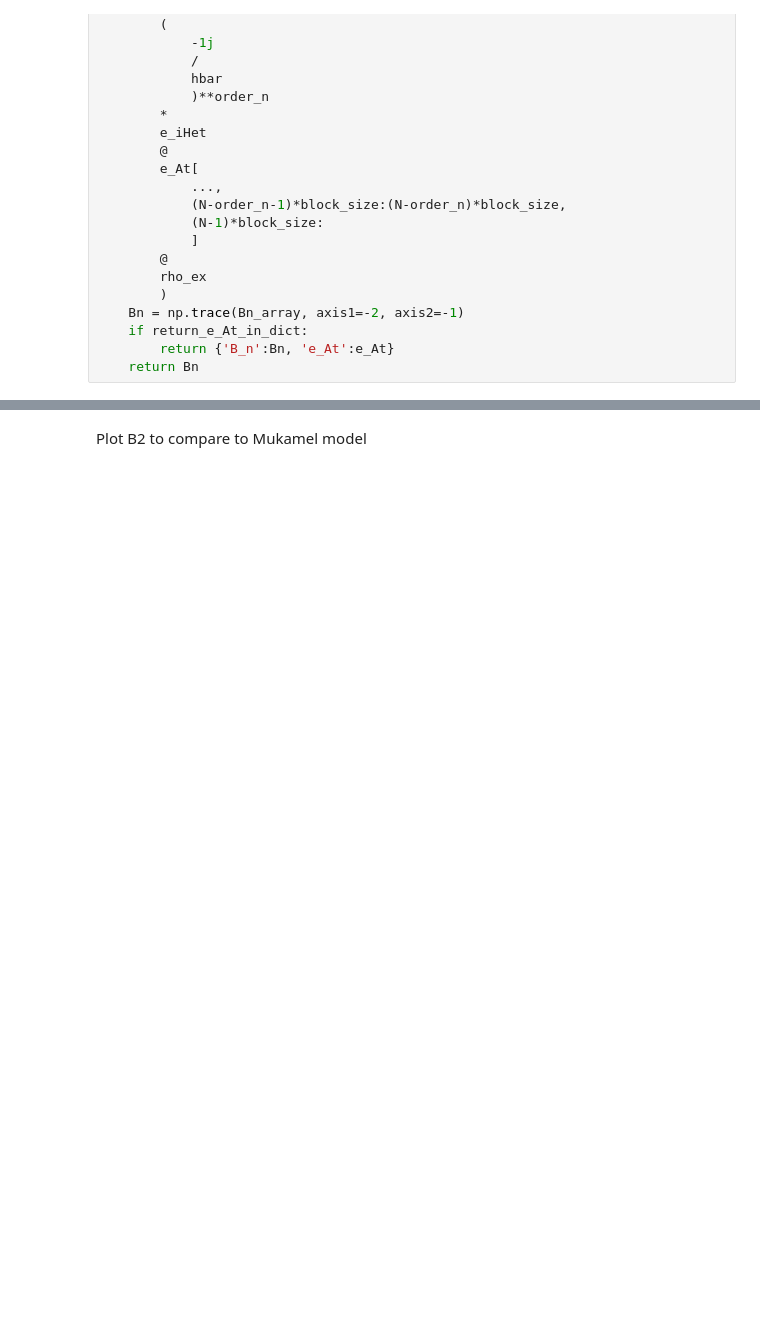
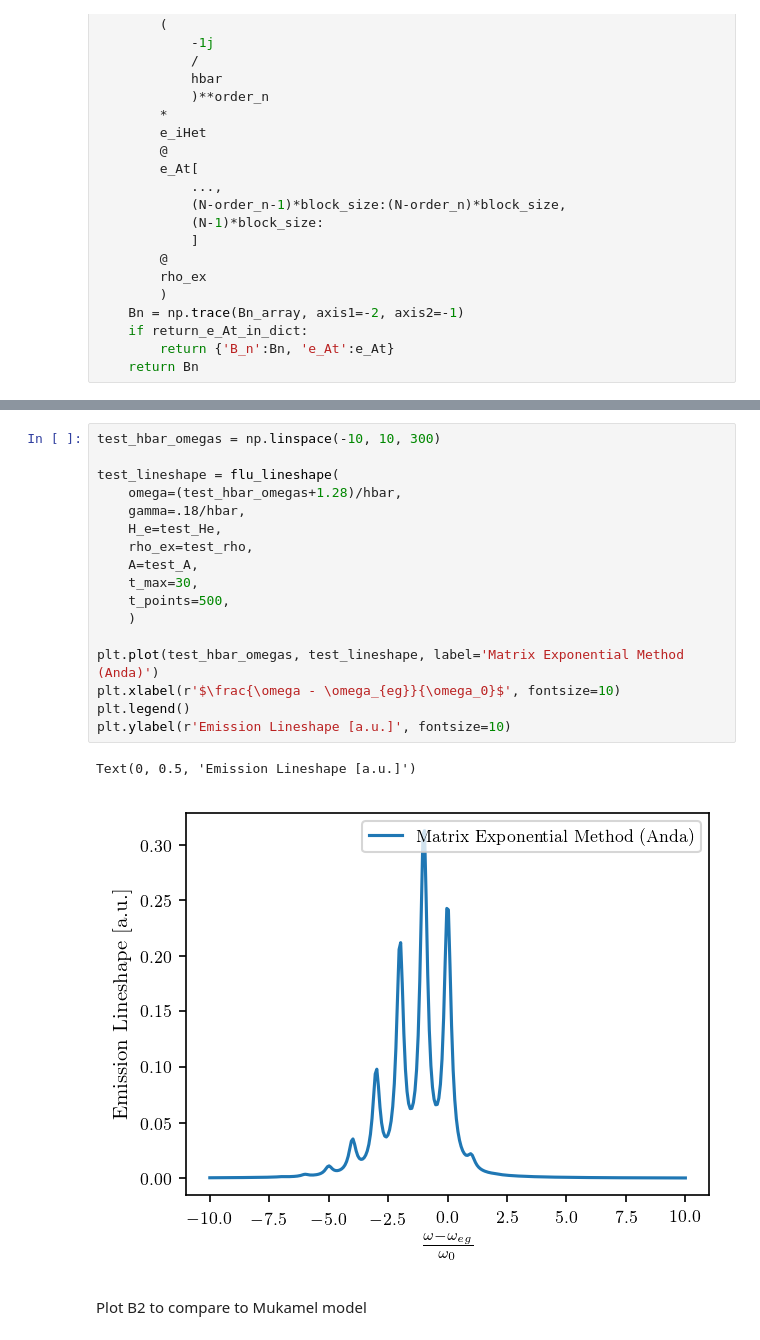
Before and after one commit to HarrisonGoldwyn/modeling_TAHz_emission, a Jupyter notebook: notebooks/harmonic_limit_Anda.ipynb, the cells around one changed output, grey strips where cells are left out. Drawn from its saved outputs; the diff is of its cells as text; blank space fills up the shorter version.

```diff
--- a/notebooks/harmonic_limit_Anda.ipynb
+++ b/notebooks/harmonic_limit_Anda.ipynb
@@ -420,3 +425,23 @@ for integ in integrands:
+# %%
+test_hbar_omegas = np.linspace(-10, 10, 300)
+
+test_lineshape = flu_lineshape(
+    omega=(test_hbar_omegas+1.28)/hbar,
+    gamma=.18/hbar,
+    H_e=test_He,
+    rho_ex=test_rho,
+    A=test_A,
+    t_max=30,
+    t_points=500,
+    )
+
+plt.plot(test_hbar_omegas, test_lineshape, label='Matrix Exponential Method (Anda)')
+plt.xlabel(r'$\frac{\omega - \omega_{eg}}{\omega_0}$', fontsize=10)
+plt.legend()
+plt.ylabel(r'Emission Lineshape [a.u.]', fontsize=10)
+# %% [output]
+Text(0, 0.5, 'Emission Lineshape [a.u.]')
+[figure, added]
 # %% [markdown]
 Plot B2 to compare to Mukamel model
 # %%
```
Also changed, not shown: parts of 37 cells of this notebook.
